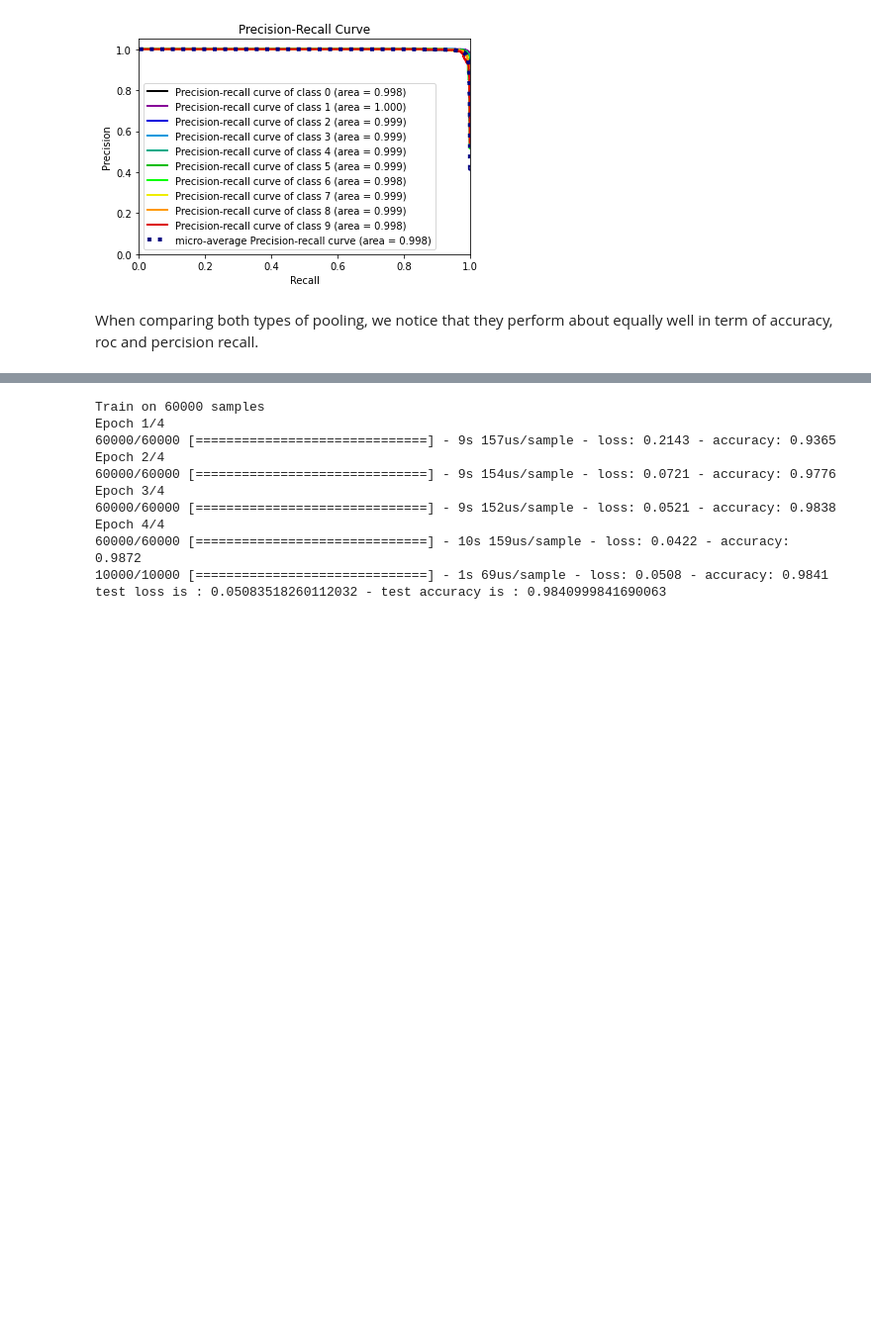
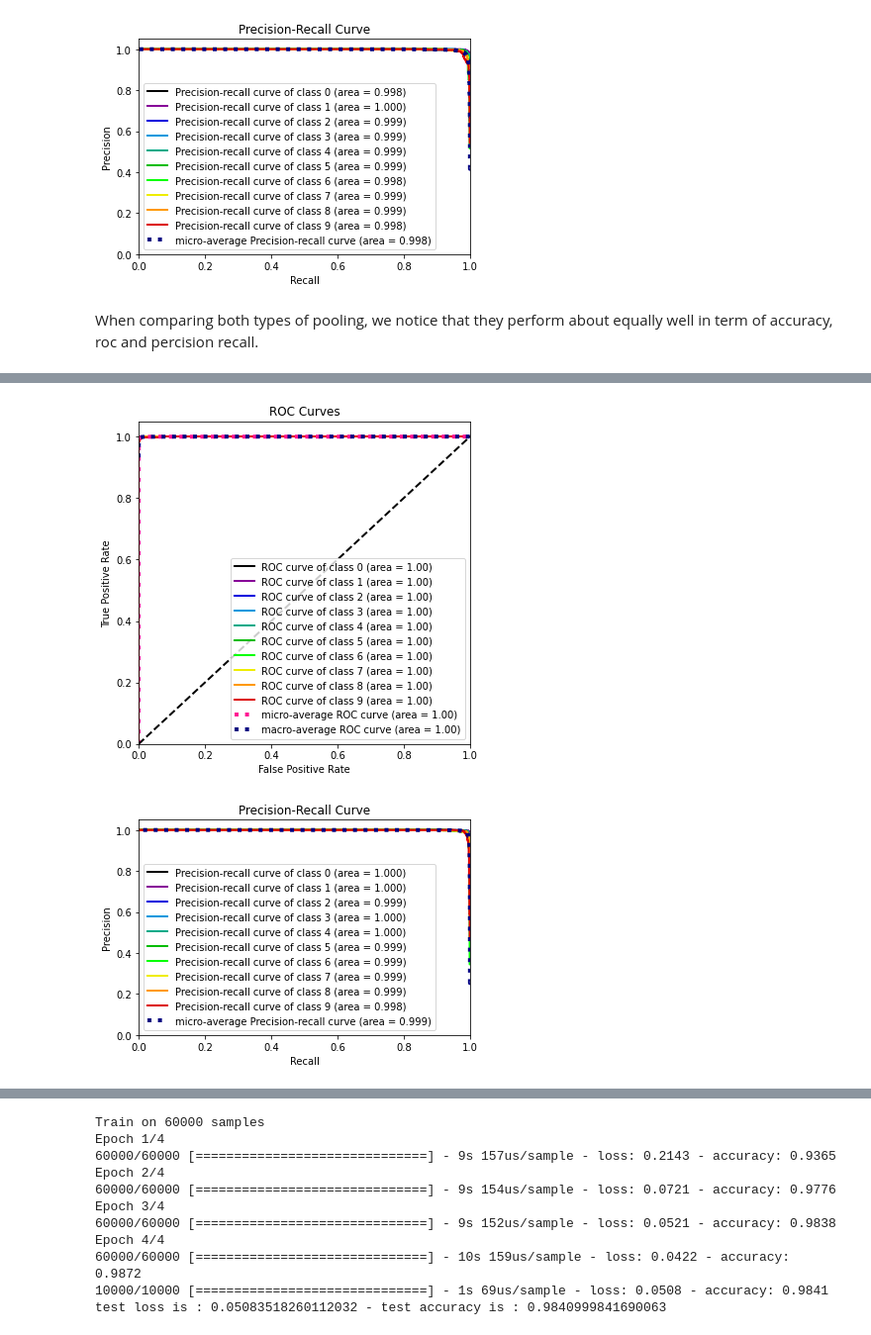
Before and after one commit to Adrieennn/CNN, a Jupyter notebook: NN.ipynb, the cells around one changed output, grey strips where cells are left out. Shown at 99% size. Cells and saved outputs as stored; diff of their text form; code cells hidden in the pictures; blank space fills up the shorter version.

```diff
--- a/NN.ipynb
+++ b/NN.ipynb
@@ -787,0 +811,17 @@ TANH is used in the original LeNet, but in general relu give us a better perform
+# %%
+inputs = layers.Input(shape = (28,28,1))
+cov1 = layers.Conv2D(filters=6, kernel_size=(3, 3), activation='relu')(inputs)
+pooling1 = layers.AveragePooling2D()(cov1)
+cov2 = layers.Conv2D(filters=16, kernel_size=(3, 3), activation='relu')(pooling1)
+pooling2 = layers.AveragePooling2D()(cov2)
+flat = layers.Flatten()(pooling2)
+dense1 = layers.Dense(units=120, activation='relu')(flat)
+dense2 = layers.Dense(units=84, activation='relu')(dense1)
+dense3 = layers.Dense(units=10, activation = 'softmax')(dense2)
+open_mode = models.Model(inputs,dense3)
+open_mode_cov1=models.Model(inputs,cov1)
+open_mode_cov2=models.Model(inputs,cov2)
+open_mode.summary()
+open_mode.compile(optimizer = "adam", loss = "sparse_categorical_crossentropy",
+                metrics = ["accuracy"])
+open_mode.fit(x_train, y_train, epochs = 4)
@@ -787,0 +847,6 @@ TANH is used in the original LeNet, but in general relu give us a better perform
+# %%
+roc_curve(open_mode, x_test, y_test)
+precision_recall(open_mode, x_test, y_test)
+# %% [output]
+[figure, added]
+[figure, added]
```
Also changed, not shown: parts of 38 cells of this notebook.
